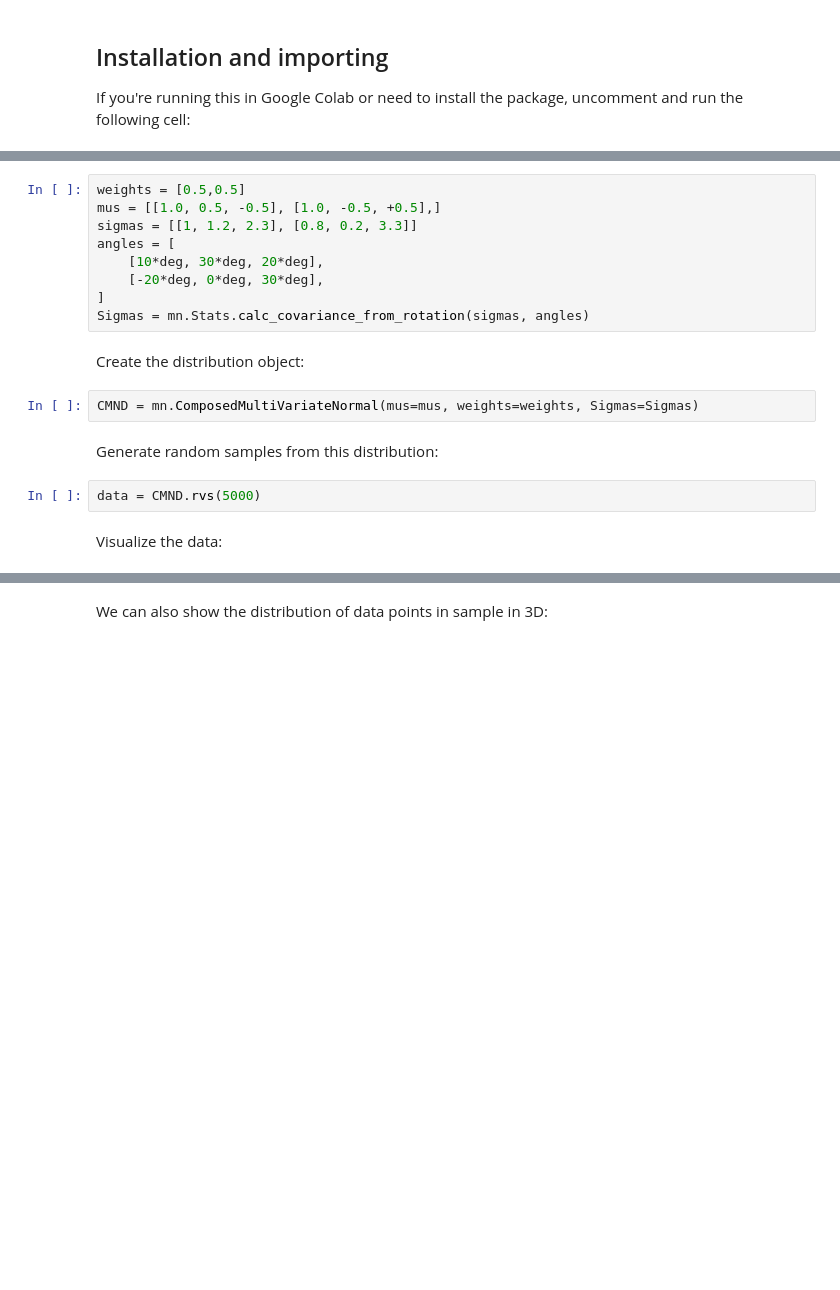
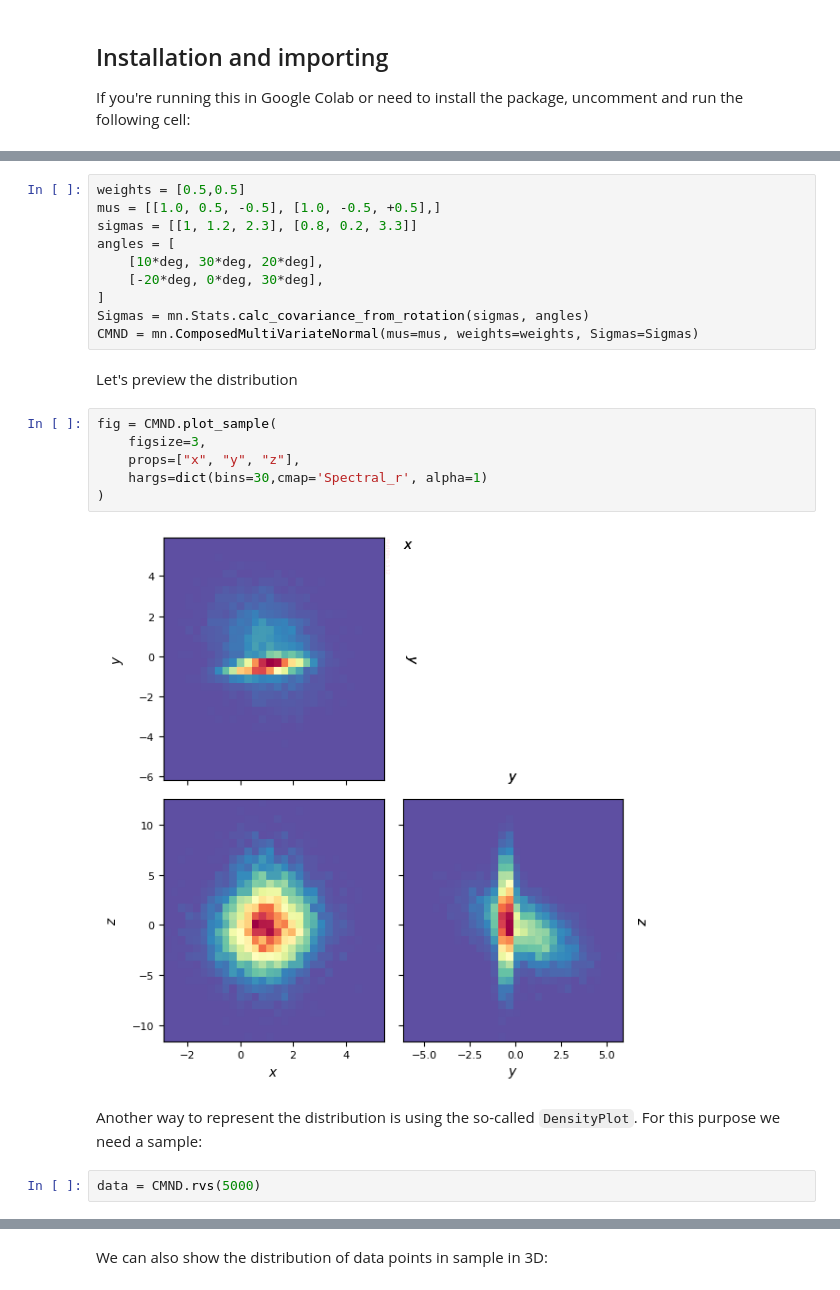
Before and after one commit to seap-udea/multimin, a Jupyter notebook: examples/multimin_quickstart.ipynb, the cells around one changed output, grey strips where cells are left out. Cells and saved outputs as stored; diff of their text form; blank space fills up the shorter version.

```diff
--- a/examples/multimin_quickstart.ipynb
+++ b/examples/multimin_quickstart.ipynb
@@ -48,13 +95,18 @@ angles = [
     [-20*deg, 0*deg, 30*deg],
 ]
 Sigmas = mn.Stats.calc_covariance_from_rotation(sigmas, angles)
+CMND = mn.ComposedMultiVariateNormal(mus=mus, weights=weights, Sigmas=Sigmas)
-# %% [markdown]
-Create the distribution object:
-# %%
-CMND = mn.ComposedMultiVariateNormal(mus=mus, weights=weights, Sigmas=Sigmas)
-# %% [markdown]
-Generate random samples from this distribution:
+# %% [markdown]
+Let's preview the distribution
+# %%
+fig = CMND.plot_sample(
+    figsize=3,
+    props=["x", "y", "z"],
+    hargs=dict(bins=30,cmap='Spectral_r', alpha=1)
+)
+# %% [output]
+[figure, added]
+# %% [markdown]
+Another way to represent the distribution is using the so-called `DensityPlot`. For this purpose we need a sample:
 # %%
 data = CMND.rvs(5000)
-# %% [markdown]
-Visualize the data:
```
Also changed, not shown: parts of 52 cells of this notebook, 35 other files.
